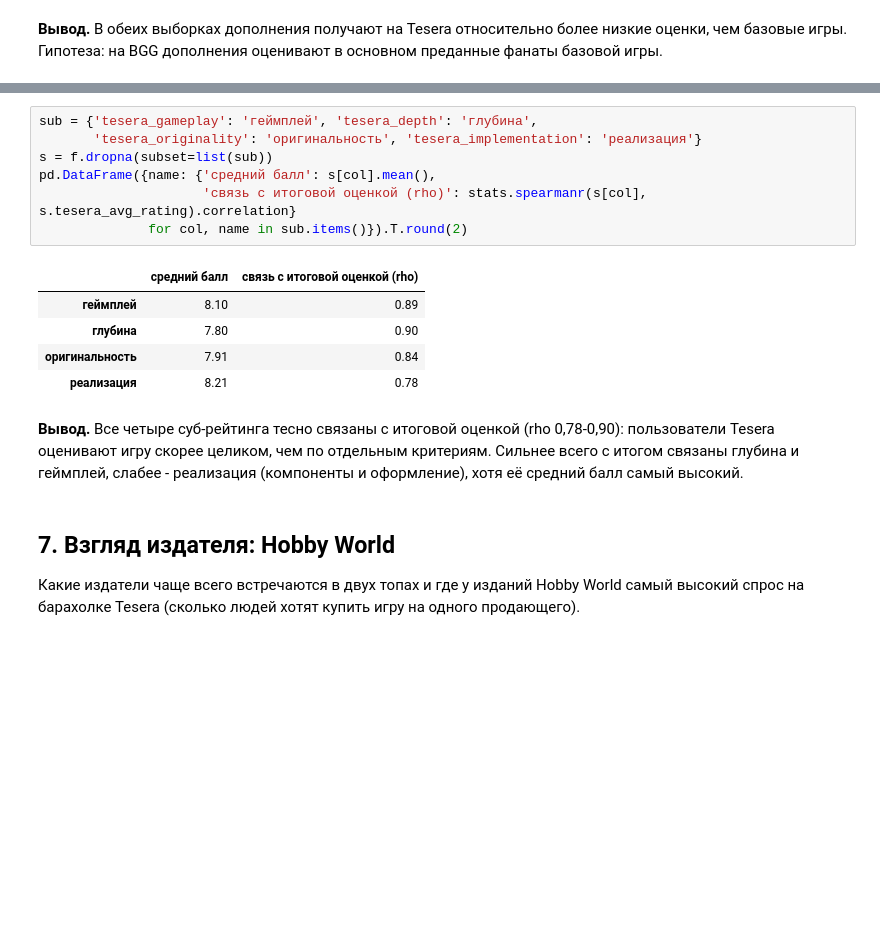
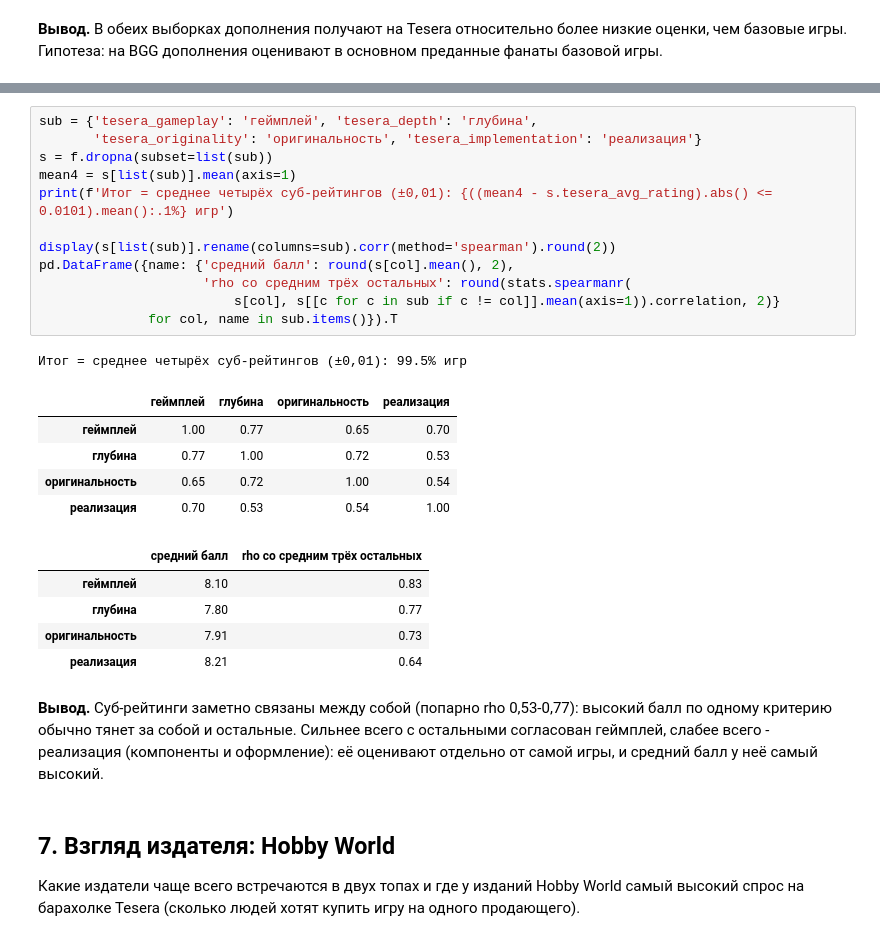
Before and after one commit to Viktor-VK/portfolio, a Jupyter notebook: Сравнение рейтингов Tesera и BGG/01_анализ_рейтингов.ipynb, the cells around one changed output, grey strips where cells are left out. Cells and saved outputs as stored; diff of their text form; blank space fills up the shorter version.

```diff
--- a/Сравнение рейтингов Tesera и BGG/01_анализ_рейтингов.ipynb
+++ b/Сравнение рейтингов Tesera и BGG/01_анализ_рейтингов.ipynb
@@ -177,20 +178,31 @@ pd.DataFrame(rows).T.round(3)
 # %%
 sub = {'tesera_gameplay': 'геймплей', 'tesera_depth': 'глубина',
        'tesera_originality': 'оригинальность', 'tesera_implementation': 'реализация'}
 s = f.dropna(subset=list(sub))
-pd.DataFrame({name: {'средний балл': s[col].mean(),
-                     'связь с итоговой оценкой (rho)': stats.spearmanr(s[col], s.tesera_avg_rating).correlation}
-              for col, name in sub.items()}).T.round(2)
+mean4 = s[list(sub)].mean(axis=1)
+print(f'Итог = среднее четырёх суб-рейтингов (±0,01): {((mean4 - s.tesera_avg_rating).abs() <= 0.0101).mean():.1%} игр')
+
+display(s[list(sub)].rename(columns=sub).corr(method='spearman').round(2))
+pd.DataFrame({name: {'средний балл': round(s[col].mean(), 2),
+                     'rho со средним трёх остальных': round(stats.spearmanr(
+                         s[col], s[[c for c in sub if c != col]].mean(axis=1)).correlation, 2)}
+              for col, name in sub.items()}).T
 # %% [output]
+Итог = среднее четырёх суб-рейтингов (±0,01): 99.5% игр
-|  | средний балл | связь с итоговой оценкой (rho) |
-| геймплей | 8.10 | 0.89 |
-| глубина | 7.80 | 0.90 |
-| оригинальность | 7.91 | 0.84 |
-| реализация | 8.21 | 0.78 |
+|  | геймплей | глубина | оригинальность | реализация |
+| геймплей | 1.00 | 0.77 | 0.65 | 0.70 |
+| глубина | 0.77 | 1.00 | 0.72 | 0.53 |
+| оригинальность | 0.65 | 0.72 | 1.00 | 0.54 |
+| реализация | 0.70 | 0.53 | 0.54 | 1.00 |
+|  | средний балл | rho со средним трёх остальных |
+| геймплей | 8.10 | 0.83 |
+| глубина | 7.80 | 0.77 |
+| оригинальность | 7.91 | 0.73 |
+| реализация | 8.21 | 0.64 |
-# %% [markdown]
-**Вывод.** Все четыре суб-рейтинга тесно связаны с итоговой оценкой (rho 0,78-0,90): пользователи Tesera оценивают
-игру скорее целиком, чем по отдельным критериям. Сильнее всего с итогом связаны глубина и геймплей, слабее -
-реализация (компоненты и оформление), хотя её средний балл самый высокий.
+# %% [markdown]
+**Вывод.** Суб-рейтинги заметно связаны между собой (попарно rho 0,53-0,77): высокий балл по одному критерию обычно
+тянет за собой и остальные. Сильнее всего с остальными согласован геймплей, слабее всего - реализация (компоненты и
+оформление): её оценивают отдельно от самой игры, и средний балл у неё самый высокий.
 # %% [markdown]
 ## 7. Взгляд издателя: Hobby World
 
```
Also changed, not shown: parts of 2 cells of this notebook, 4 other files.
